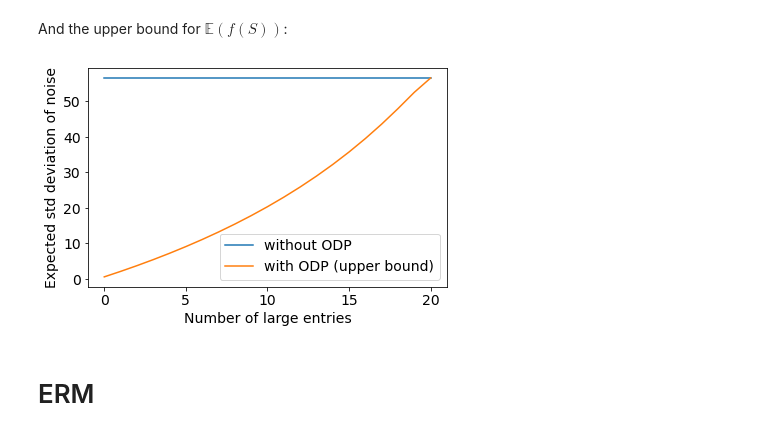
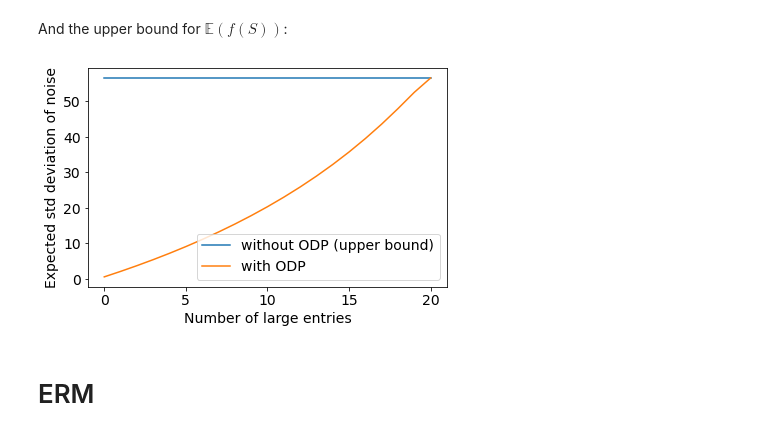
Before and after one commit to abentkamp/odp, a Jupyter notebook: plots/plots.ipynb, the cells around one changed output. Cells and saved outputs as stored; diff of their text form; code cells hidden in the pictures.

Commit message:
fix incorrect labels in plot legend

```diff
--- a/plots/plots.ipynb
+++ b/plots/plots.ipynb
@@ -293,15 +293,15 @@ def compute_upper_bound_expected_variance_laplace(Delta, eps_2, eps_3, c, n_0, n
 non_odp_std_dev = std_dev_laplace(Delta, non_odp_eps_per_entry(eps_3, c))
 odp_std_dev_list = [compute_upper_bound_expected_variance_laplace(Delta, eps_2, eps_3, c, 100-num_large_entries, num_large_entries, p_0_1, p_1000_1, integrals_for_covariance) for num_large_entries in range(21)]
 # %%
-plt.plot(range(0,21), np.ones(21)*non_odp_std_dev, label='without ODP')
-plt.plot(range(0,21), odp_std_dev_list, label='with ODP (upper bound)')
+plt.plot(range(0,21), np.ones(21)*non_odp_std_dev, label='without ODP (upper bound)')
+plt.plot(range(0,21), odp_std_dev_list, label='with ODP')
 plt.xlabel('Number of large entries')
 plt.ylabel('Expected std deviation of noise')
 plt.legend()
 plt.tight_layout()
 plt.savefig('svt.pdf')
 # %% [output]
-[figure, old version]
+[figure, new version]
 # %% [markdown]
 # ERM
 # %% [markdown]
```
